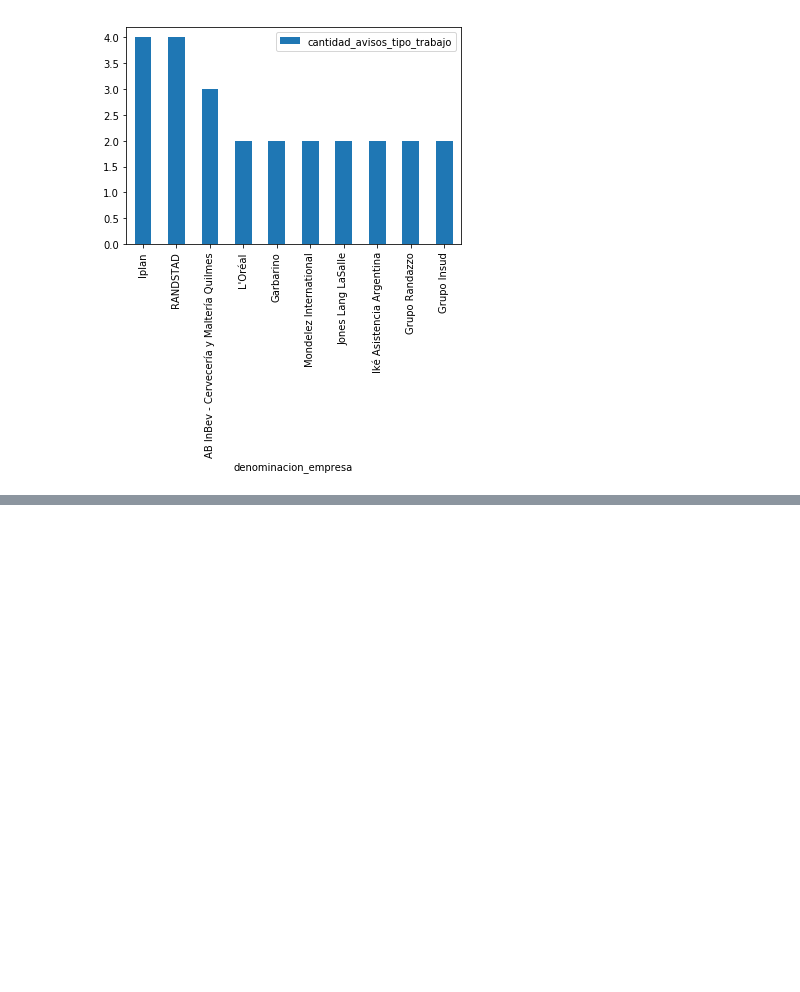
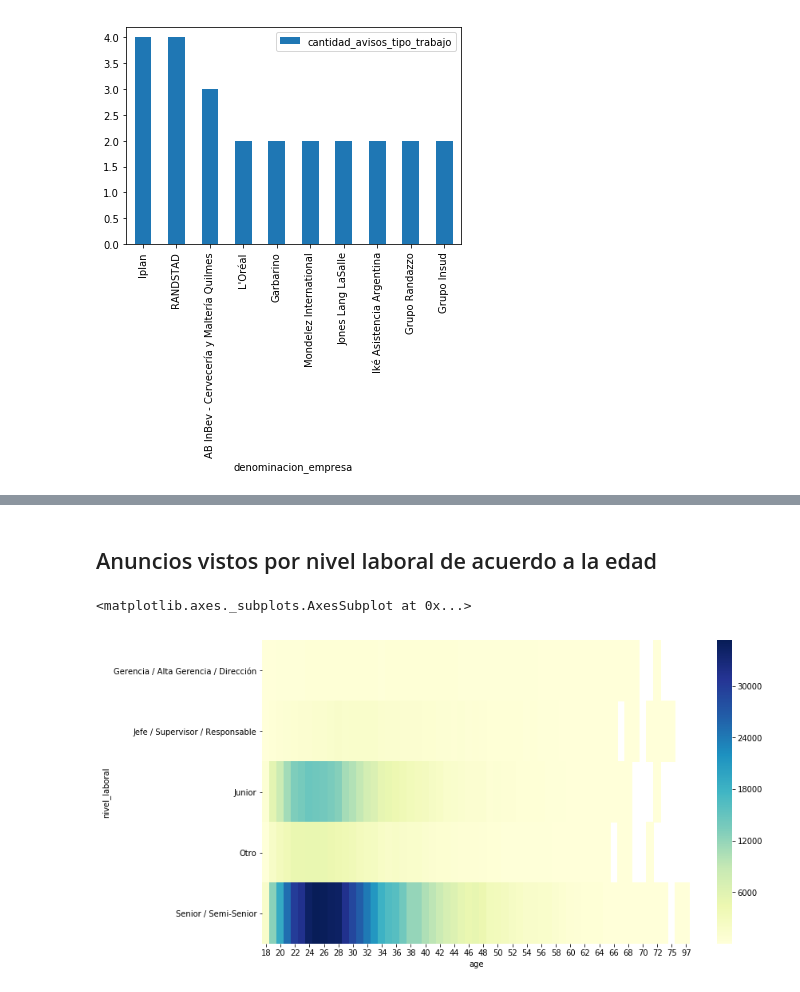
Before and after one commit to iloyarte/datos-tp, a Jupyter notebook: TP 1 - Analisis exploratorio - 2C.ipynb, the cells around one changed output, grey strips where cells are left out. Cells and saved outputs as stored; diff of their text form; code cells hidden in the pictures; blank space fills up the shorter version.

```diff
--- a/TP 1 - Analisis exploratorio - 2C.ipynb
+++ b/TP 1 - Analisis exploratorio - 2C.ipynb
@@ -301,0 +318,10 @@ top_ten_empresas_pasantia.plot.bar(x = 'denominacion_empresa', y='cantidad_aviso
+# %% [markdown]
+## Anuncios vistos por nivel laboral de acuerdo a la edad
+# %%
+nivel_edad_count = postulantes_vistas_detalles[['age', 'nivel_laboral','idAviso']].groupby(['nivel_laboral','age']).count().reset_index()
+nivel_edad_count.columns = ['nivel_laboral', 'age', 'count']
+plt.figure(figsize = (12,7))
+sns.heatmap(nivel_edad_count.pivot_table(index = 'nivel_laboral', columns = 'age', values = 'count'), cmap="YlGnBu")
+# %% [output]
+<matplotlib.axes._subplots.AxesSubplot at 0x...>
+[figure, added]
```
Also changed, not shown: parts of 8 cells of this notebook.
